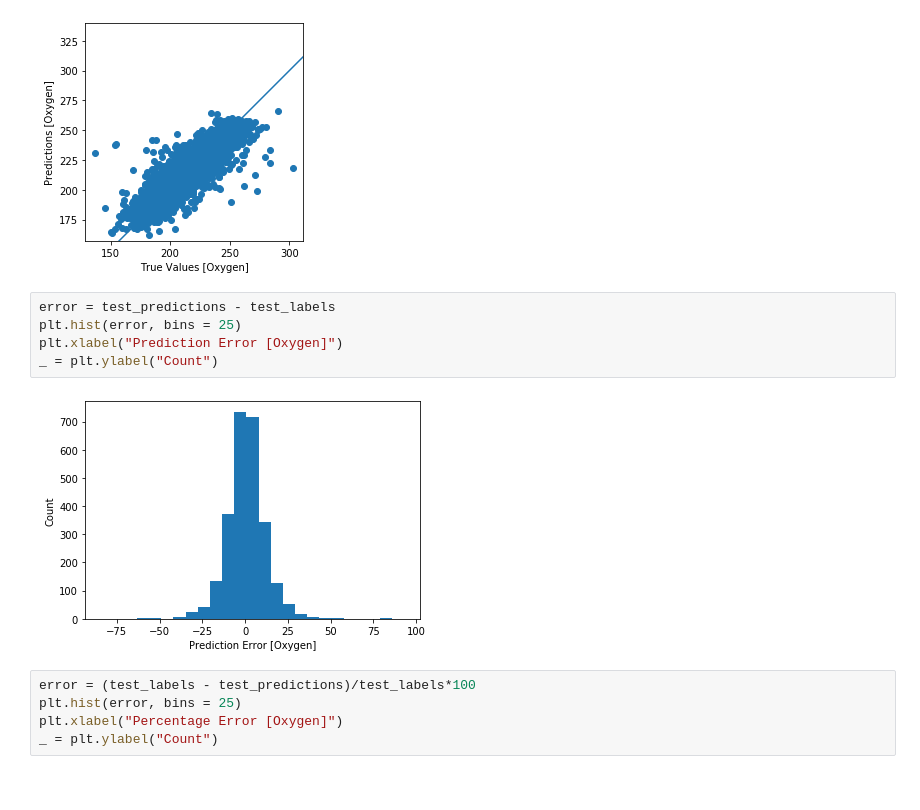
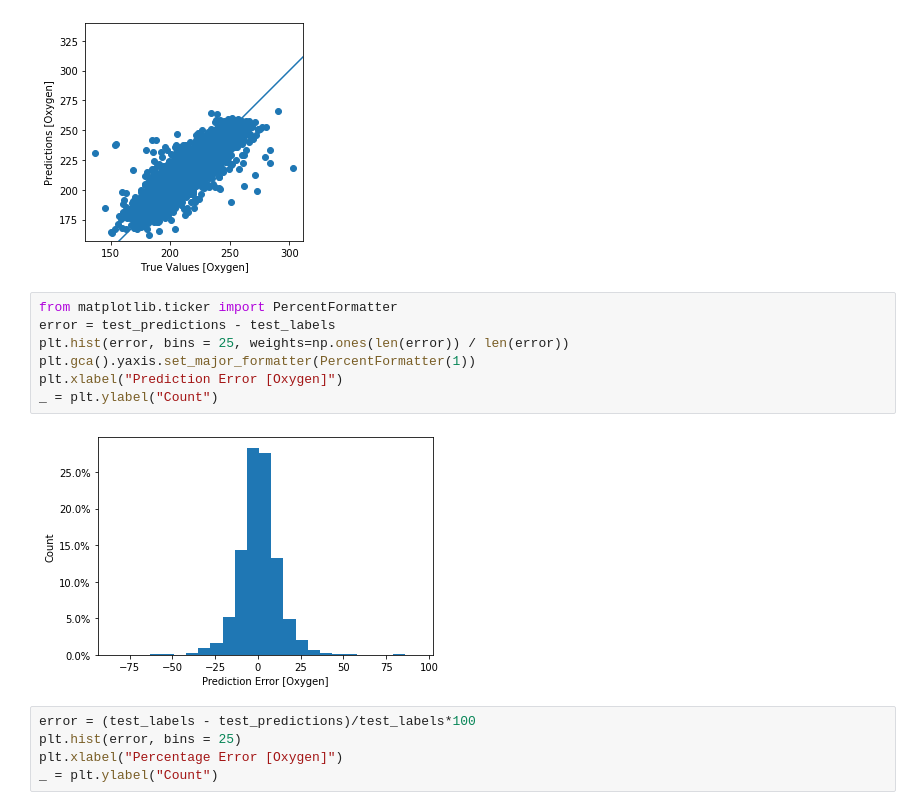
Before and after one commit to SteefanContractor/OceanML, a Jupyter notebook: script/Oxygen_NN_TF.ipynb, the cells around one changed output. Cells and saved outputs as stored; diff of their text form.

```diff
--- a/script/Oxygen_NN_TF.ipynb
+++ b/script/Oxygen_NN_TF.ipynb
@@ -179,12 +176,14 @@ _ = plt.plot([-300, 500], [-300, 500])
 WARNING:tensorflow:Falling back from v2 loop because of error: Failed to find data adapter that can handle input: <class 'pandas.core.frame.DataFrame'>, <class 'NoneType'>
 [figure]
 # %%
+from matplotlib.ticker import PercentFormatter
 error = test_predictions - test_labels
-plt.hist(error, bins = 25)
+plt.hist(error, bins = 25, weights=np.ones(len(error)) / len(error))
+plt.gca().yaxis.set_major_formatter(PercentFormatter(1))
 plt.xlabel("Prediction Error [Oxygen]")
 _ = plt.ylabel("Count")
 # %% [output]
-[figure, old version]
+[figure, new version]
 # %%
 error = (test_labels - test_predictions)/test_labels*100
 plt.hist(error, bins = 25)
```
Also changed, not shown: parts of 8 cells of this notebook, 1 other file.
